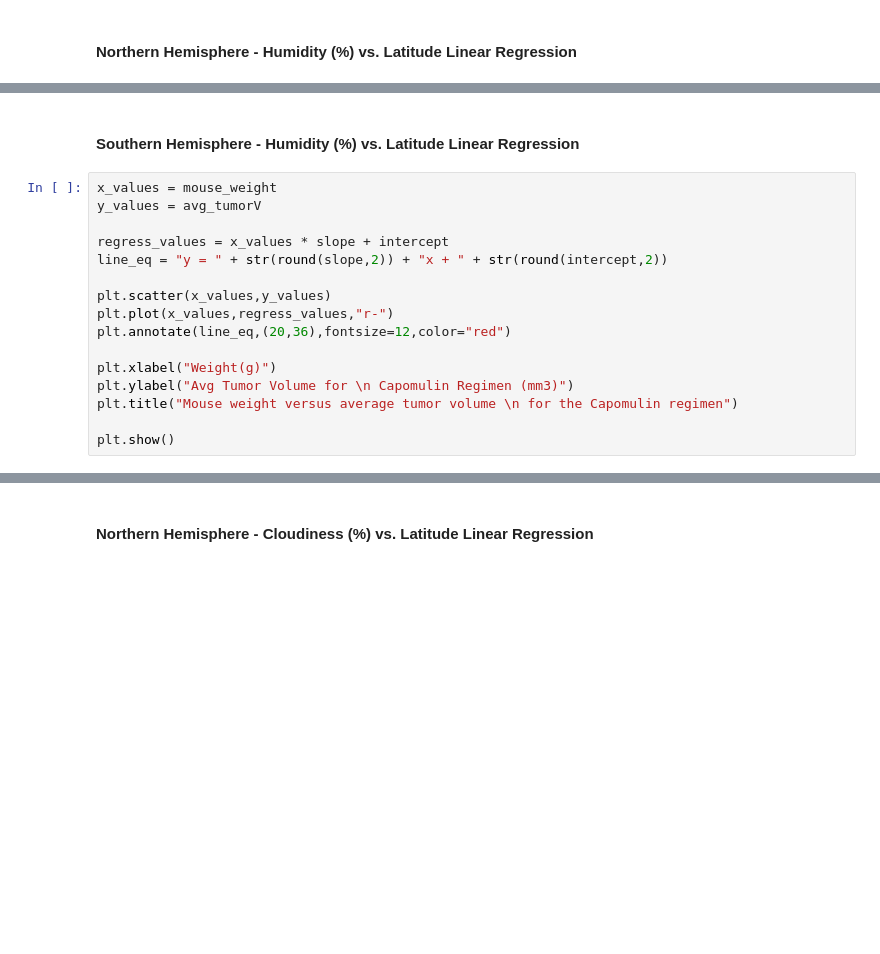
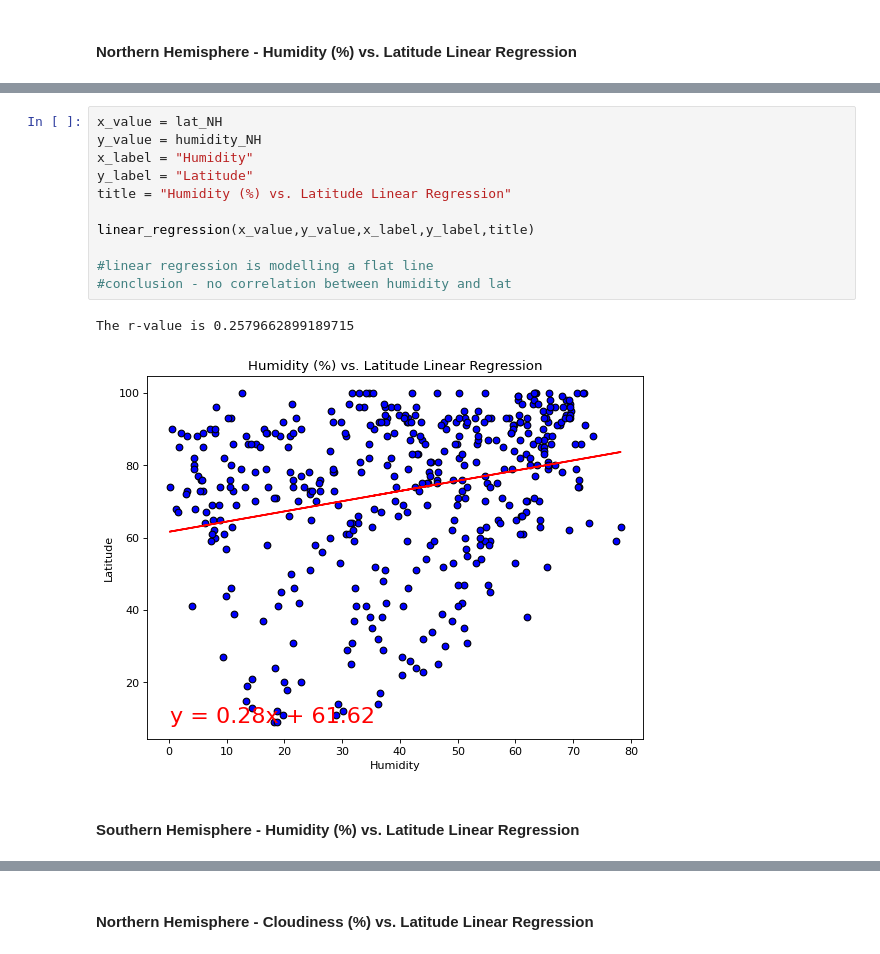
Before and after one commit to Shrutihindocha/python-api-challenge, a Jupyter notebook: WeatherPy/WeatherPy.ipynb, the cells around one changed output, grey strips where cells are left out. Saved outputs shown, nothing was run; the diff lists cells and outputs as text; blank space fills up the shorter version.

```diff
--- a/WeatherPy/WeatherPy.ipynb
+++ b/WeatherPy/WeatherPy.ipynb
@@ -294,18 +413,16 @@ plt.show()
+# %%
+x_value = lat_NH
+y_value = humidity_NH
+x_label = "Humidity"
+y_label = "Latitude"
+title = "Humidity (%) vs. Latitude Linear Regression"
+
+linear_regression(x_value,y_value,x_label,y_label,title)
+
+#linear regression is modelling a flat line
+#conclusion - no correlation between humidity and lat
+# %% [output]
+The r-value is 0.2579662899189715
+[figure, added]
 # %% [markdown]
 ####  Southern Hemisphere - Humidity (%) vs. Latitude Linear Regression
-# %%
-x_values = mouse_weight
-y_values = avg_tumorV
-
-regress_values = x_values * slope + intercept
-line_eq = "y = " + str(round(slope,2)) + "x + " + str(round(intercept,2))
-
-plt.scatter(x_values,y_values)
-plt.plot(x_values,regress_values,"r-")
-plt.annotate(line_eq,(20,36),fontsize=12,color="red")
-
-plt.xlabel("Weight(g)")
-plt.ylabel("Avg Tumor Volume for \n Capomulin Regimen (mm3)")
-plt.title("Mouse weight versus average tumor volume \n for the Capomulin regimen")
-
-plt.show()
```
Also changed, not shown: parts of 29 cells of this notebook, 11 other files.
